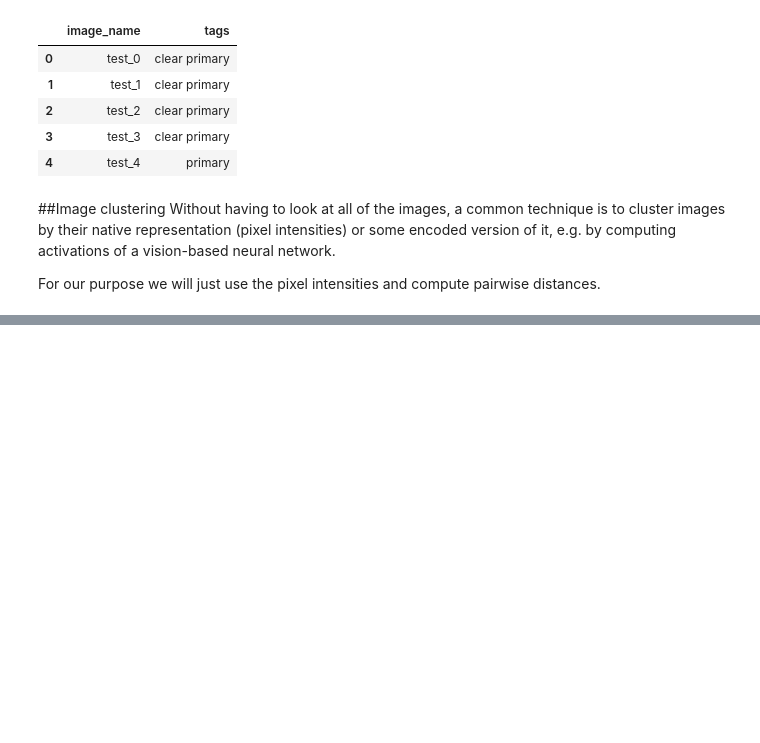
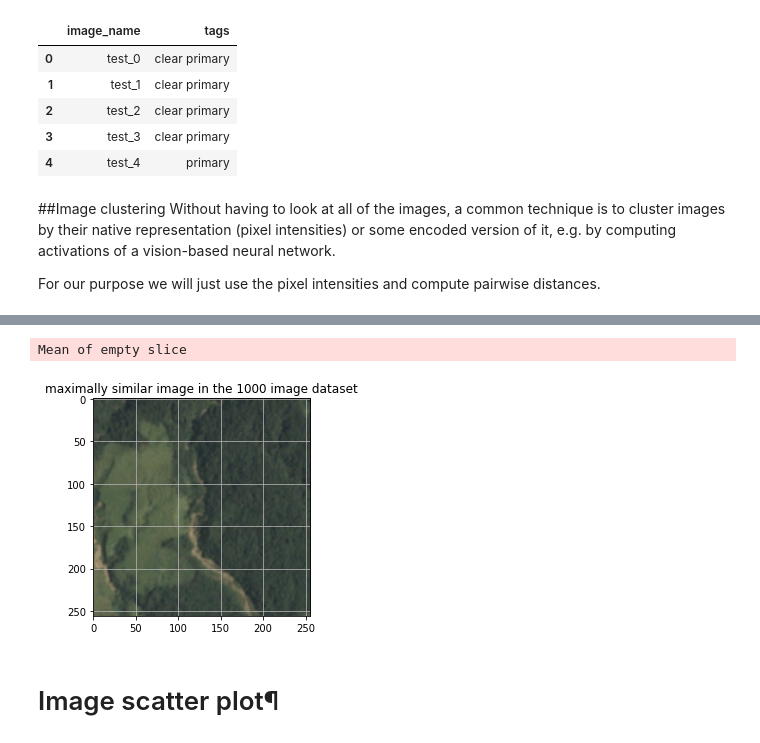
Before and after one commit to sidhant-guliani/satellite-images-CNN, a Jupyter notebook: multimultilabel_classification.ipynb, the cells around one changed output, grey strips where cells are left out. Cells and saved outputs as stored; diff of their text form; code cells hidden in the pictures; blank space fills up the shorter version.

```diff
--- a/multimultilabel_classification.ipynb
+++ b/multimultilabel_classification.ipynb
@@ -377,0 +475,10 @@ sns.clustermap(
+# %%
+maximally_similar_image_idx = np.nanargmin(np.nanmean(sq_dists, axis=1))
+plt.imshow(plt.imread(image_paths[maximally_similar_image_idx]))
+plt.title('maximally similar image in the 1000 image dataset')
+plt.grid()
+# %% [output]
+Mean of empty slice
+[figure, added]
+# %% [markdown]
+# Image scatter plot¶
```
Also changed, not shown: parts of 17 cells of this notebook.
